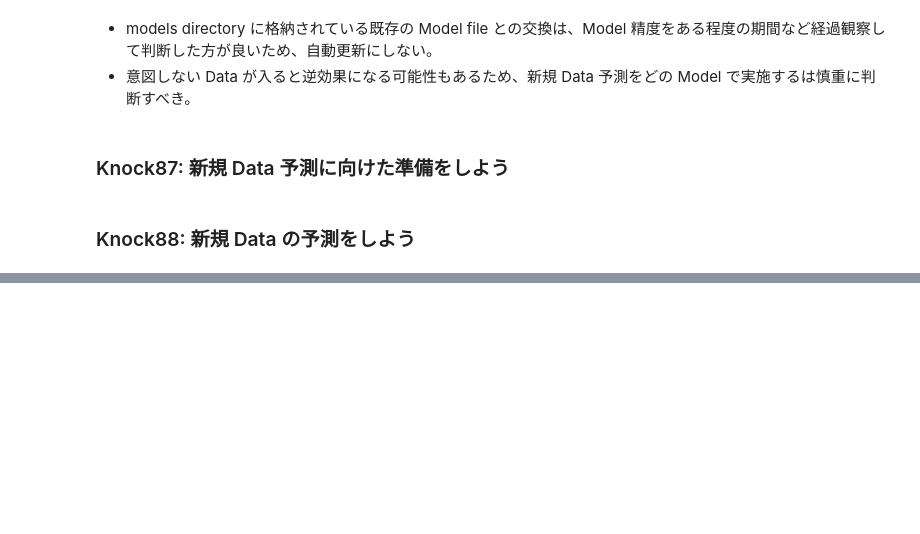
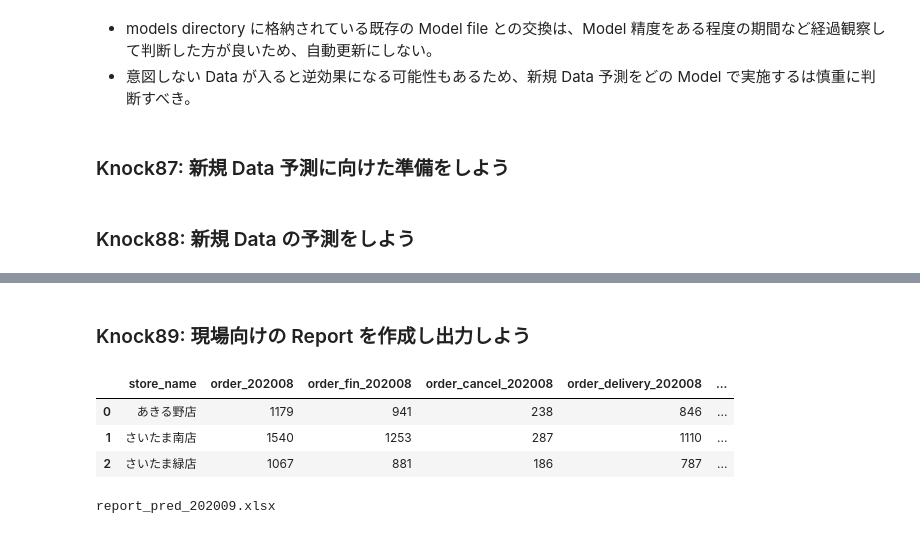
Before and after one commit to 1024xx4/machine_learning_system_100_knocks, a Jupyter notebook: section9/section9.ipynb, the cells around one changed output, grey strips where cells are left out. Saved outputs shown, nothing was run; the diff lists cells and outputs as text; code cells hidden in the pictures; blank space fills up the shorter version.

Commit message:
Feat: 現場向け Report を作成し出力する#17

```diff
--- a/section9/section9.ipynb
+++ b/section9/section9.ipynb
@@ -412,0 +413,43 @@ pred.head(3)
+# %% [markdown]
+### Knock89: 現場向けの Report を作成し出力しよう
+# %%
+# 実績 Data の作成
+target_cols = ['store_name', 'order', 'order_fin', 'order_cancel', 'order_delivery', 'order_takeout', 'order_weekday',
+               'order_weekend', 'delta_avg']
+store_data = store_data[target_cols]
+actual_cols = ['store_name']
+rename_cols = [x + f"_{tg_ym}" for x in store_data.columns if x != 'store_name']
+actual_cols.extend(rename_cols)
+store_data.columns = actual_cols
+store_data.head(3)
+# %% [output]
+|  | store_name | order_202008 | order_fin_202008 | order_cancel_202008 | order_delivery_202008 | ... |
+| 0 | あきる野店 | 1179 | 941 | 238 | 846 | ... |
+| 1 | さいたま南店 | 1540 | 1253 | 287 | 1110 | ... |
+| 2 | さいたま緑店 | 1067 | 881 | 186 | 787 | ... |
+# %%
+# 現場向けの Report の作成
+pred.loc[pred['score_weekday'] >= 0.75, 'オーダー予測 平日'] = '増加大'
+pred.loc[(pred['score_weekday'] < 0.75) & (pred['score_weekday'] >= 0.5), 'オーダー予測 平日'] = '増加'
+pred.loc[(pred['score_weekday'] < 0.5) & (pred['score_weekday'] >= 0.25), 'オーダー予測 平日'] = '減少'
+pred.loc[pred['score_weekday'] < 0.25, 'オーダー予測 平日'] = '減少大'
+
+pred.loc[pred['score_weekend'] >= 0.75, 'オーダー予測 休日'] = '増加大'
+pred.loc[(pred['score_weekend'] < 0.75) & (pred['score_weekend'] >= 0.5), 'オーダー予測 休日'] = '増加'
+pred.loc[(pred['score_weekend'] < 0.5) & (pred['score_weekend'] >= 0.25), 'オーダー予測 休日'] = '減少'
+pred.loc[pred['score_weekend'] < 0.25, 'オーダー予測 休日'] = '減少大'
+
+report = pred[['store_name', 'オーダー予測 平日', 'オーダー予測 休日', 'score_weekday', 'score_weekend']]
+report = pd.merge(report, store_data, on='store_name', how='left')
+
+pred_ym = datetime.datetime.strptime(tg_ym, '%Y%m')
+from dateutil.relativedelta import relativedelta
+
+pred_ym = pred_ym + relativedelta(months=1)
+pred_ym = datetime.datetime.strftime(pred_ym, '%Y%m')
+
+report_name = f"report_pred_{pred_ym}.xlsx"
+print(report_name)
+report.to_excel(os.path.join(output_report_dir, report_name), index=False)
+# %% [output]
+report_pred_202009.xlsx
```
Also changed, not shown: parts of 8 cells of this notebook, 45 other files.
